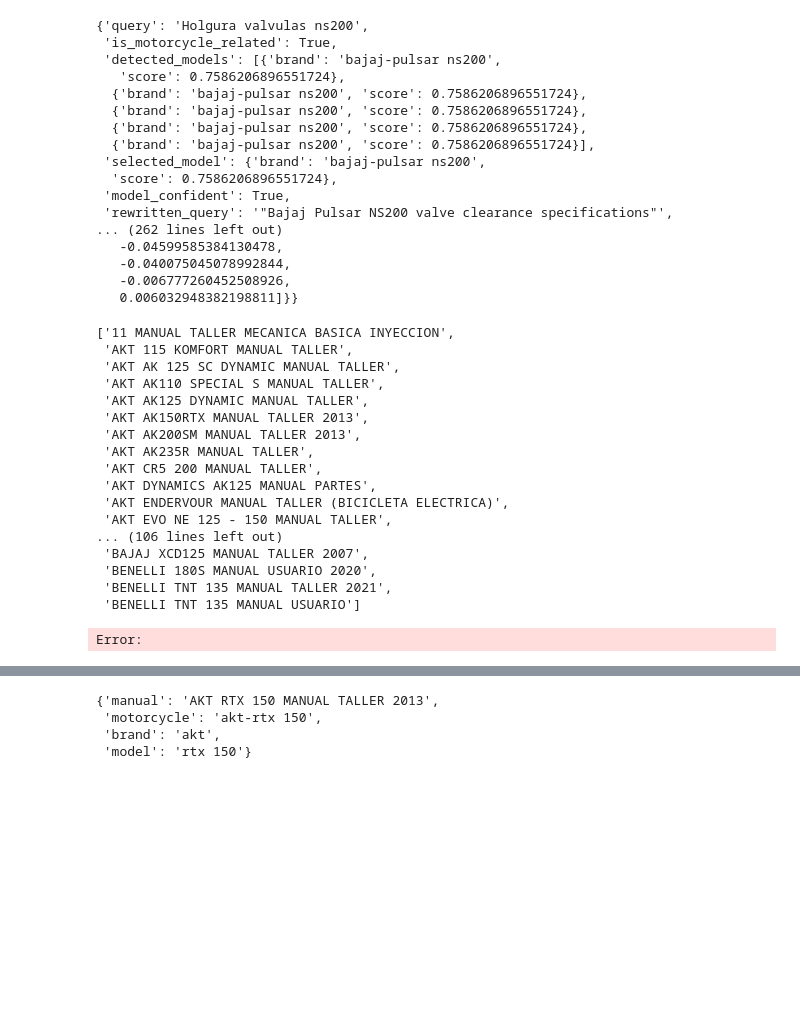
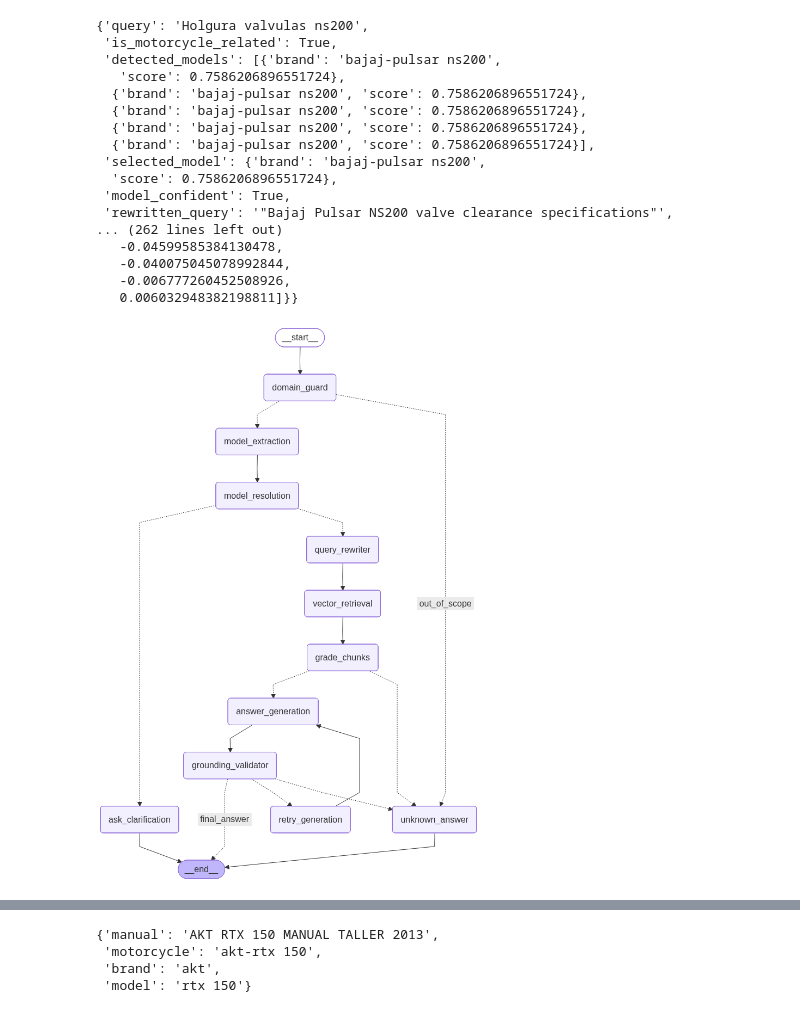
Before and after one commit to gamug/Chatbot-Taller-Motos, a Jupyter notebook: process_data.ipynb, the cells around one changed output, grey strips where cells are left out. Saved outputs shown, nothing was run; the diff lists cells and outputs as text; code cells hidden in the pictures; blank space fills up the shorter version.

```diff
--- a/process_data.ipynb
+++ b/process_data.ipynb
@@ -46,24 +46,7 @@ files_ = [file.split('\\')[-1].split('.')[0] for file in files_]
-# %%
-files_
-# %% [output]
-['11 MANUAL TALLER MECANICA BASICA INYECCION',
- 'AKT 115 KOMFORT MANUAL TALLER',
- 'AKT AK 125 SC DYNAMIC MANUAL TALLER',
- 'AKT AK110 SPECIAL S MANUAL TALLER',
- 'AKT AK125 DYNAMIC MANUAL TALLER',
- 'AKT AK150RTX MANUAL TALLER 2013',
- 'AKT AK200SM MANUAL TALLER 2013',
- 'AKT AK235R MANUAL TALLER',
- 'AKT CR5 200 MANUAL TALLER',
- 'AKT DYNAMICS AK125 MANUAL PARTES',
- 'AKT ENDERVOUR MANUAL TALLER (BICICLETA ELECTRICA)',
- 'AKT EVO NE 125 - 150 MANUAL TALLER',
-... (106 lines left out)
- 'BAJAJ XCD125 MANUAL TALLER 2007',
- 'BENELLI 180S MANUAL USUARIO 2020',
- 'BENELLI TNT 135 MANUAL TALLER 2021',
- 'BENELLI TNT 135 MANUAL USUARIO']
-Error:
+# %%
+graph
+# %% [output]
+[figure, added]
 # %%
 from src.commons.llm_utils import AWSClient
 
```
Also changed, not shown: parts of 7 cells of this notebook, 11 other files.
